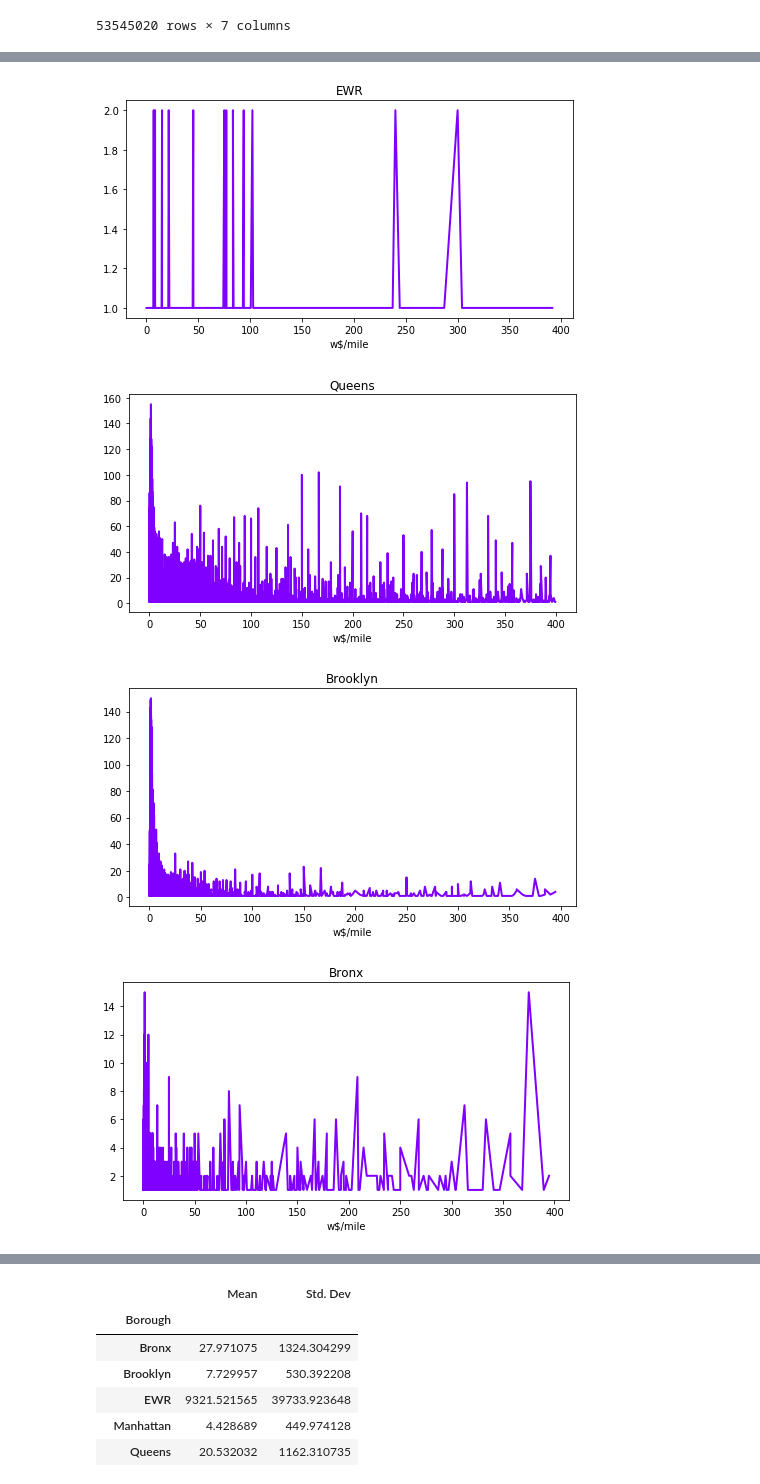
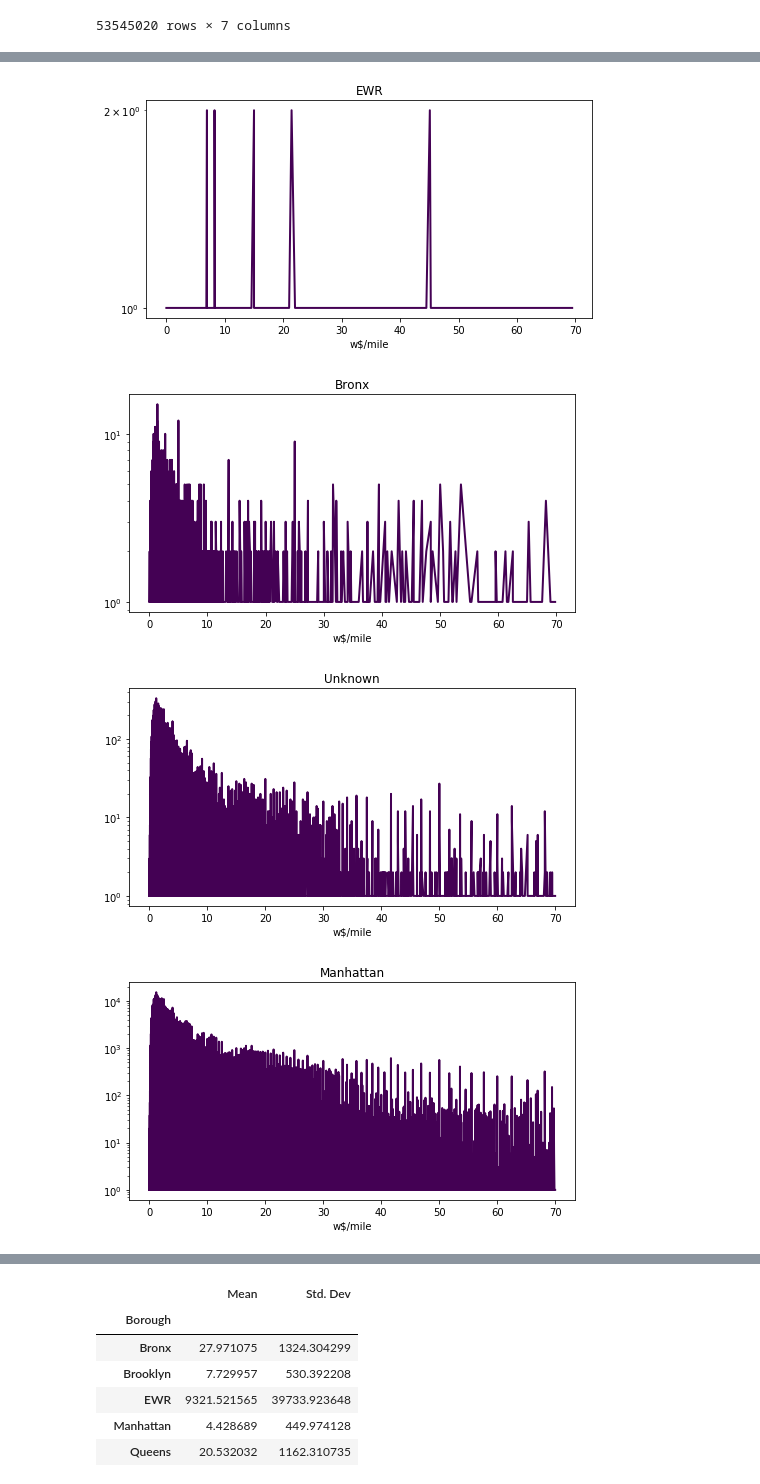
Before and after one commit to clabat9/ADM-Group6-HW2, a Jupyter notebook: Homework 2.ipynb, the cells around one changed output, grey strips where cells are left out. Saved outputs shown, nothing was run; the diff lists cells and outputs as text; code cells hidden in the pictures.

```diff
--- a/Homework 2.ipynb
+++ b/Homework 2.ipynb
@@ -461,9 +461,9 @@ As we can see, the distribution is drastically more regular and likely. We can p
 # %%
 for bor in set(u["Borough"]) :
-    u.loc[(u["Borough"] == bor) & (u["w$/mile"] < 400)].groupby("w$/mile").count()["trip_distance"].plot(kind = "line", figsize = (8,4), lw = 2, logy = False, rot = 0, colormap = "rainbow", title = bor )
+    u.loc[(u["Borough"] == bor) & (u["w$/mile"] < 70)].groupby("w$/mile").count()["trip_distance"].plot(kind = "line", figsize = (8,4), lw = 2, logy = True, rot = 0, colormap = "viridis", title = bor )
     plt.show()
 # %% [output]
-[figure, old version]
+[figure, new version]
-[figure, old version]
+[figure, new version]
-[figure, old version]
+[figure, new version]
-[figure, old version]
+[figure, new version]
```
Also changed, not shown: parts of 14 cells of this notebook.
